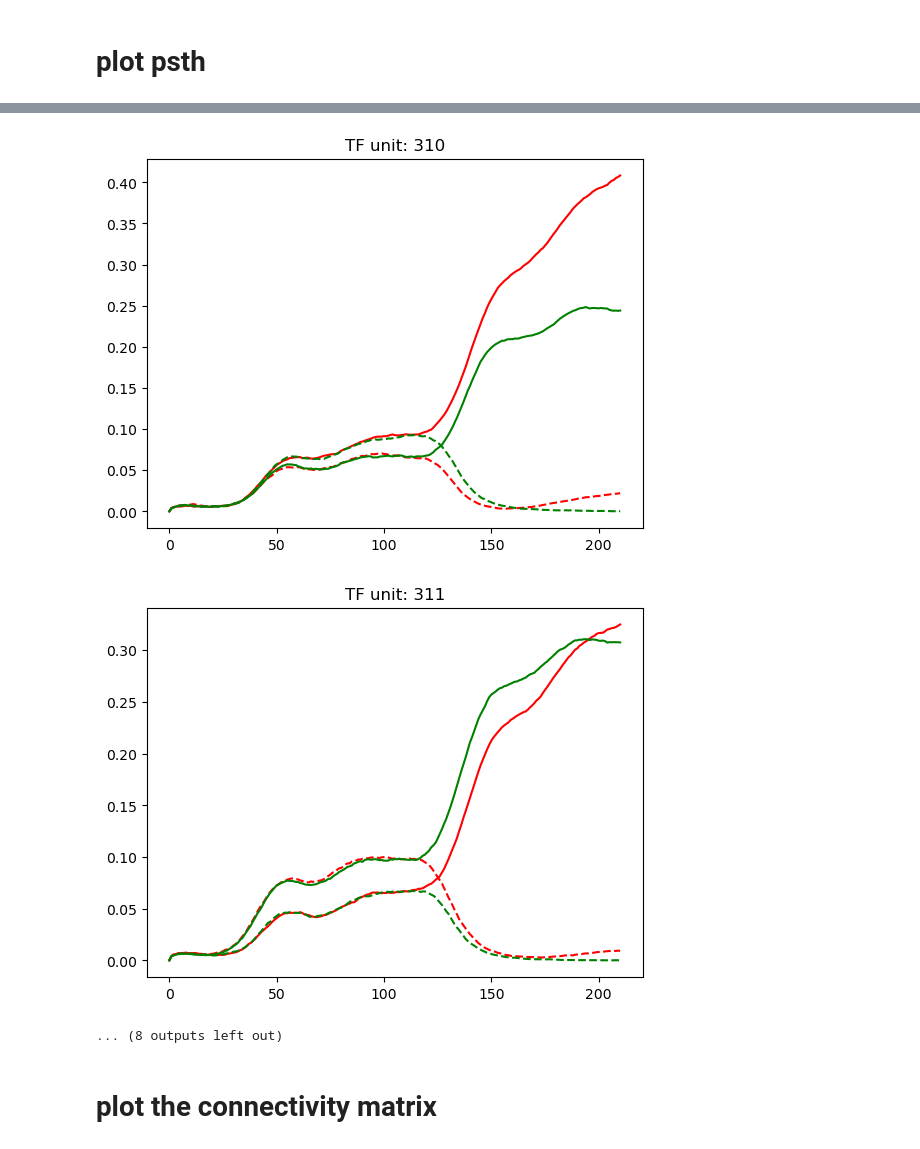
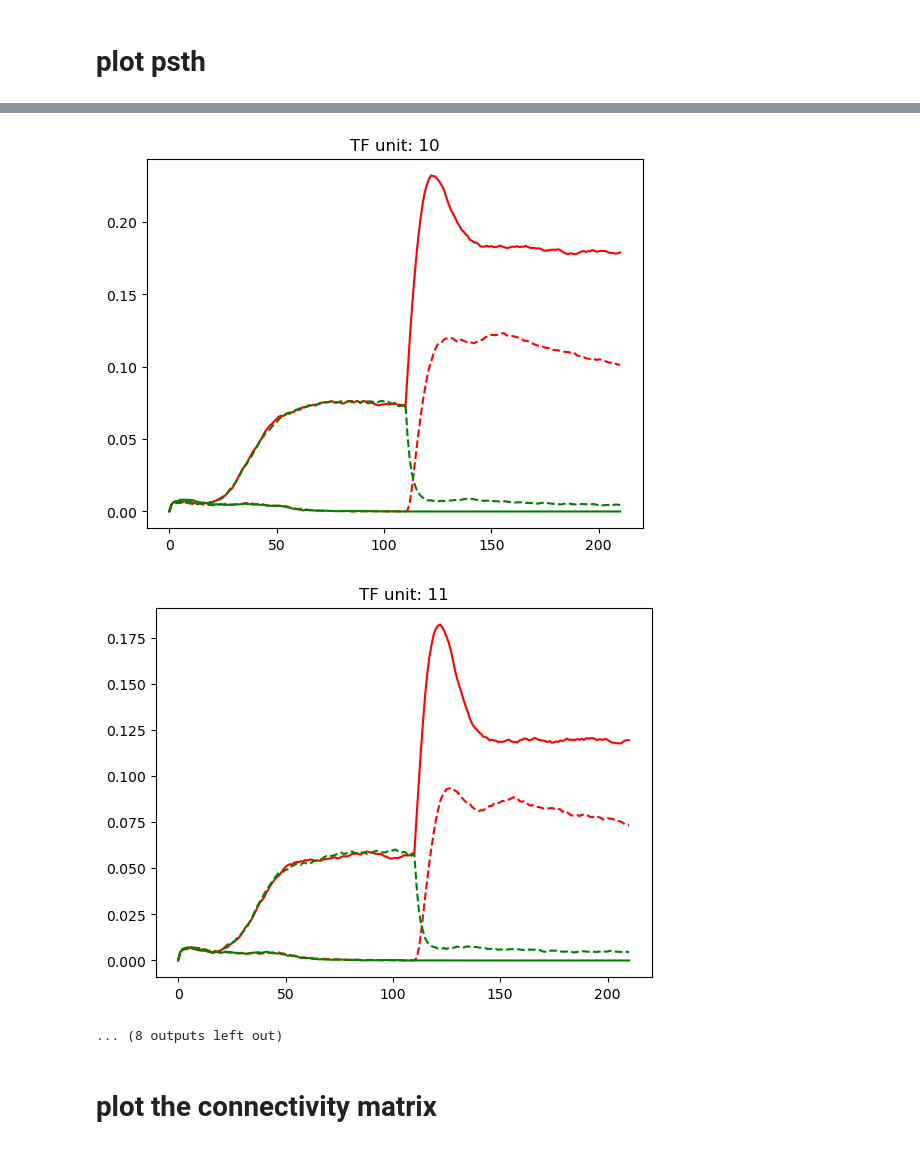
Before and after one commit to tianw6/lowrank_inference, a Jupyter notebook: notebooks/4Areas.ipynb, the cells around one changed output, grey strips where cells are left out. Drawn from its saved outputs; the diff is of its cells as text; code cells hidden in the pictures.

```diff
--- a/notebooks/4Areas.ipynb
+++ b/notebooks/4Areas.ipynb
@@ -451,3 +462,11 @@ tfRL = traj1[np.logical_and(decisions1 == -1, cohAll_val > 0),:,:]
 tfRR = traj1[np.logical_and(decisions1 == 1, cohAll_val > 0),:,:]
 tfGL = traj1[np.logical_and(decisions1 == -1, cohAll_val < 0),:,:]
 tfGR = traj1[np.logical_and(decisions1 == 1, cohAll_val < 0),:,:]
+# %%
+for n in range(200, 220):
+    plt.figure()
+    plt.plot(np.mean(tfRL,axis = 0)[:,n], 'r-')
+    plt.plot(np.mean(tfRR,axis = 0)[:,n], 'r--')
+    plt.plot(np.mean(tfGL,axis = 0)[:,n], 'g-')
+    plt.plot(np.mean(tfGR,axis = 0)[:,n], 'g--')
+    plt.title("TF unit: " + str(n))
@@ -454,5 +487,5 @@ tfGR = traj1[np.logical_and(decisions1 == 1, cohAll_val < 0),:,:]
 # %%
-for n in range(300,320):
+for n in range(00, 20):
     plt.figure()
     plt.plot(np.mean(tfRL,axis = 0)[:,n], 'r-')
     plt.plot(np.mean(tfRR,axis = 0)[:,n], 'r--')
@@ -473,5 +506,5 @@ for n in range(300,320):
-[figure, old version]
+[figure, new version]
-[figure, old version]
+[figure, new version]
 ... (8 outputs left out)
 # %% [markdown]
 # plot the connectivity matrix
```
Also changed, not shown: parts of 11 cells of this notebook, 27 other files.
